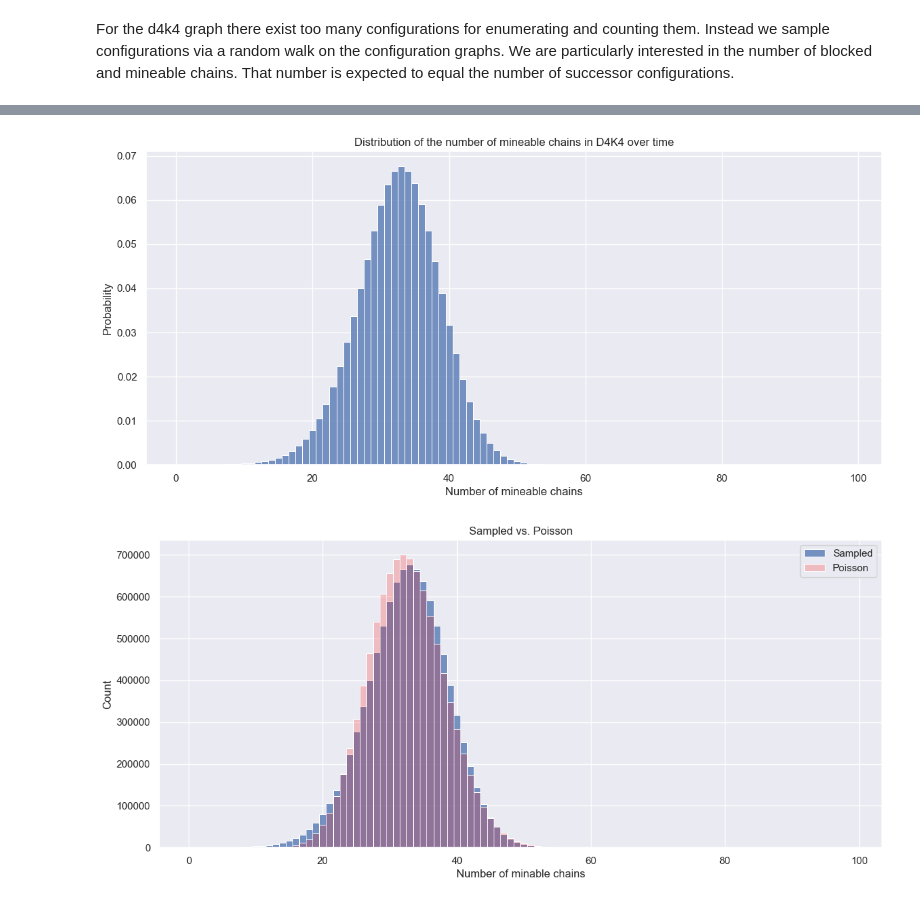
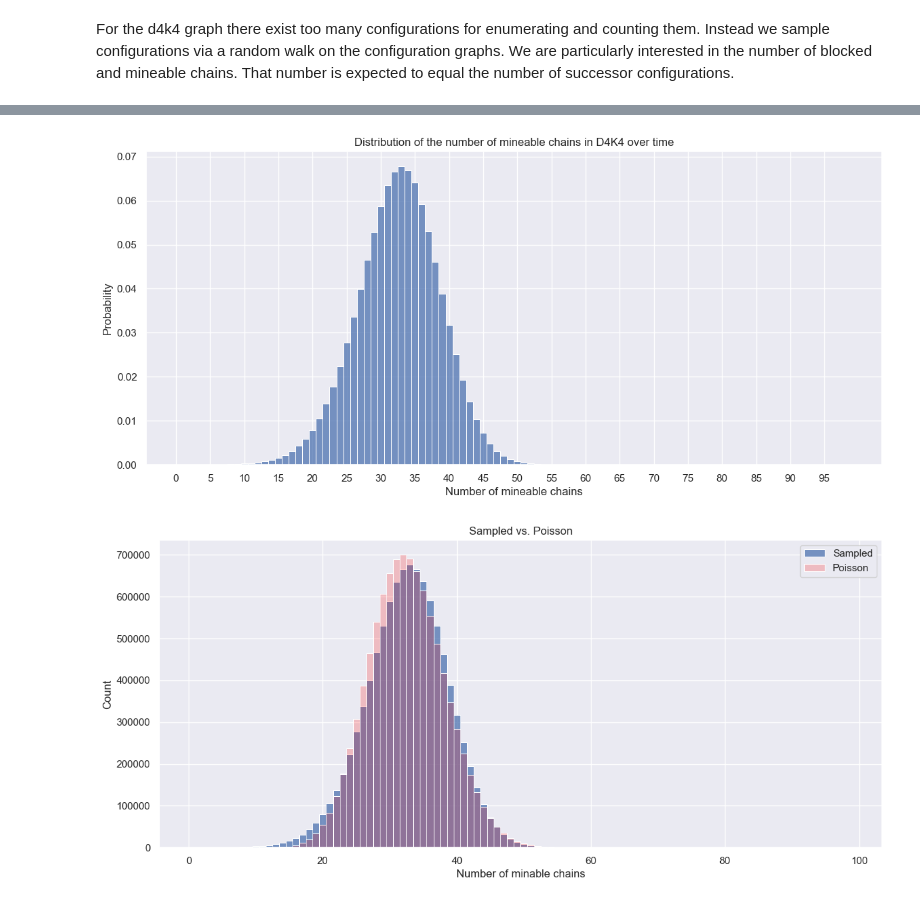
Before and after one commit to larskuhtz/ChainwebSimulations, a Jupyter notebook: Configurations.ipynb, the cells around one changed output, grey strips where cells are left out. Drawn from its saved outputs; the diff is of its cells as text; code cells hidden in the pictures.

```diff
--- a/Configurations.ipynb
+++ b/Configurations.ipynb
@@ -645,12 +677,13 @@ pd.DataFrame(sample).describe()
 | max | 9.800000e+01 |
 # %%
 ax = sns.histplot(sample, bins=98, discrete=True, stat="probability")
+ax.set_xticks(range(0, 100, 5))
 plt.title("Distribution of the number of mineable chains in D4K4 over time")
 plt.xlabel("Number of mineable chains")
 plt.ylabel("Probability")
 plt.show()
 # %% [output]
-[figure, old version]
+[figure, new version]
 # %%
 s_poi = np.random.poisson(32.53, len(sample))
 ax = sns.histplot(sample, bins=98, discrete=True)
```
Also changed, not shown: parts of 3 cells of this notebook.
